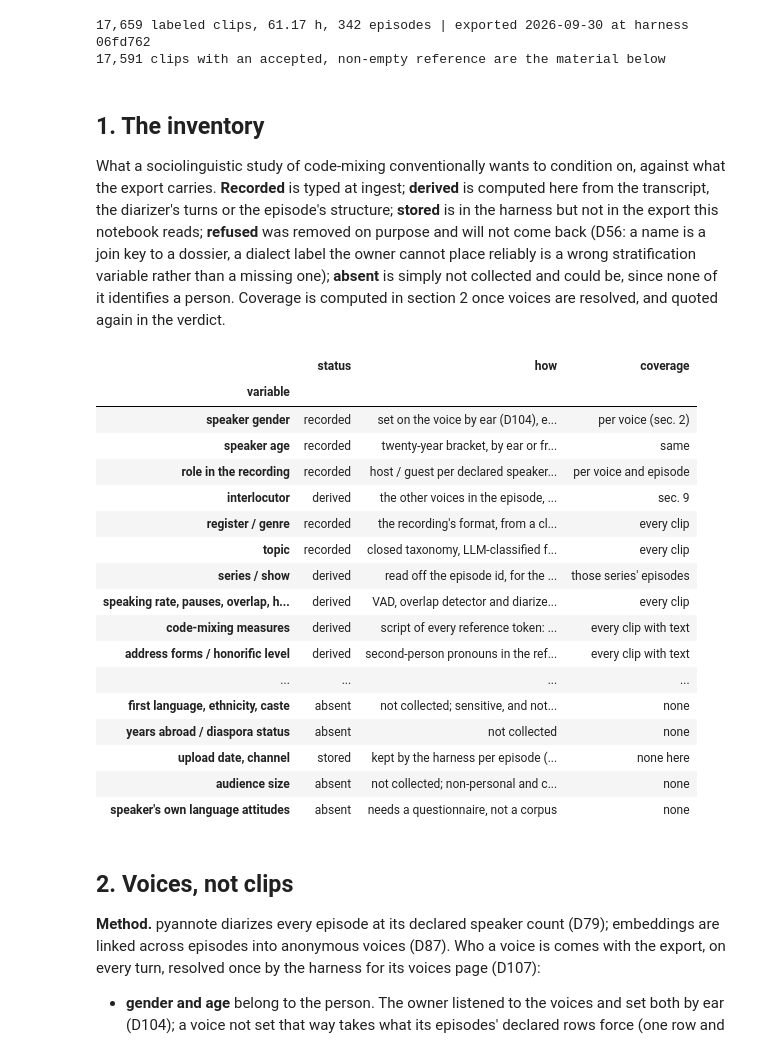
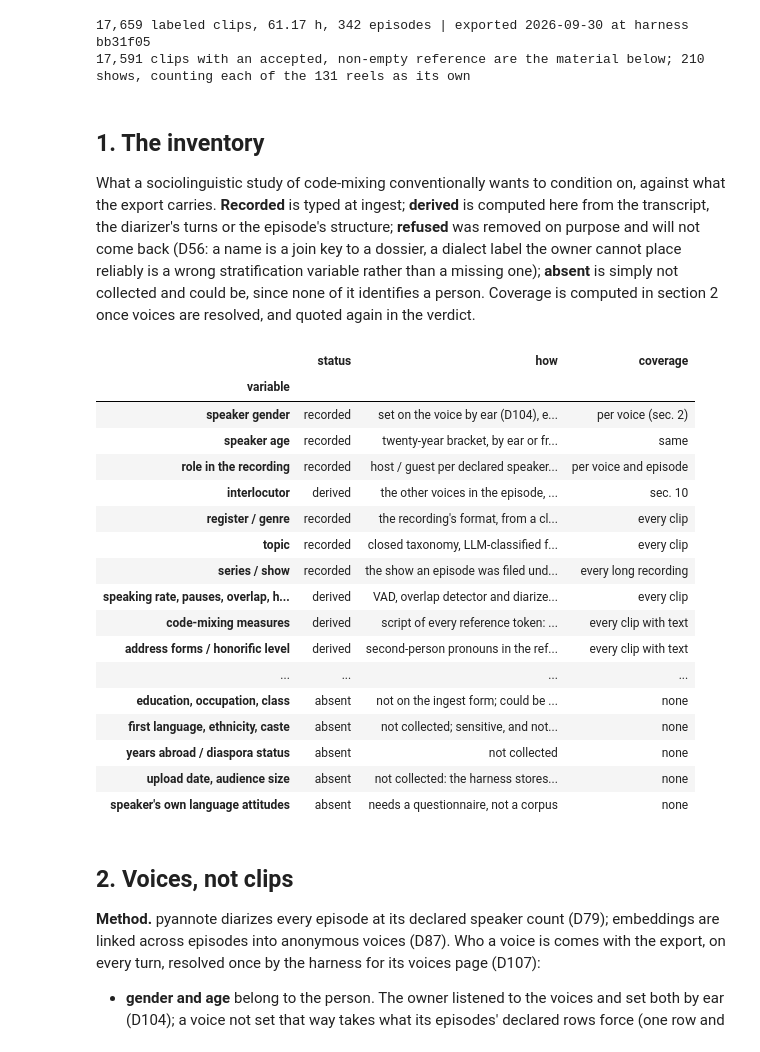
Before and after one commit to Sagyam/labeling-harness, a Jupyter notebook: notebooks/02_Sociolinguistics.ipynb, the cells around one changed output. Saved outputs shown, nothing was run; the diff lists cells and outputs as text; code cells hidden in the pictures.

```diff
--- a/notebooks/02_Sociolinguistics.ipynb
+++ b/notebooks/02_Sociolinguistics.ipynb
@@ -41,6 +43,7 @@ from pathlib import Path
 import matplotlib.pyplot as plt
 import numpy as np
 import pandas as pd
+import statsmodels.formula.api as smf
 from scipy import stats
 
 warnings.filterwarnings("ignore", category=FutureWarning)
@@ -97,7 +100,9 @@ pd.set_option("display.max_rows", 140)
 pd.set_option("display.float_format", lambda v: f"{v:,.2f}")
 
 manifest = json.loads((ANALYTICS.parent / "manifest.json").read_text())
-rows, EP_META, talk, WHO, ROLE = [], {}, {}, {}, {}
+SCRIBE = "elevenlabs-scribe-v2"  # the recogniser that reports its own word timings, for section 6
+REELS = "shorts_reels"           # the bucket the short-form uploads were filed under: not a show
+rows, EP_META, talk, WHO, ROLE, LABEL_WORDS, SCRIBE_WORDS = [], {}, {}, {}, {}, {}, {}
 with ANALYTICS.open(encoding="utf-8") as fh:
     for line in fh:
         r = json.loads(line)
@@ -120,6 +125,9 @@ with ANALYTICS.open(encoding="utf-8") as fh:
             "tier": r["verification_tier"], "disposition": r["disposition"],
             "duration": r["duration_seconds"], "speech_s": sum(b - a for a, b in vad),
             "genre": meta.get("genre") or "unclassified", "topic": meta.get("topic") or "unclassified",
+            # The show as filed at ingest (D108). A reel is its own recording, not an episode of
+            # a show called shorts_reels, so it groups by its own id.
+            "show": r["show_id"] if r["show_id"] and r["show_id"] != REELS else r["episode_id"],
             "declared": len(meta.get("speakers") or {}),
             "overlap_s": sum(b - a for a, b in r["overlap_spans"]),
             "turn_changes": max(0, len(r["speaker_turns"] or []) - 1),
@@ -128,6 +136,8 @@ with ANALYTICS.open(encoding="utf-8") as fh:
             "text": r["text"] or "",
         })
         EP_META.setdefault(r["episode_id"], meta)
+        LABEL_WORDS[r["segment_id"]] = r["label_words"]
+        SCRIBE_WORDS[r["segment_id"]] = next((h["words"] for h in r["hypotheses"] if h["system_id"] == SCRIBE), None)
 
 seg = pd.DataFrame(rows).set_index("segment_id")
 usable = seg[seg.disposition.isin(["accepted_unchanged", "edited"]) & (seg.text.str.len() > 0)].copy()
@@ -139,17 +149,17 @@ GENRE_COLOR = dict.fromkeys(GENRES, SLOTS[0])
 AGES = [a for a in AGE_ORDER if a in {age for _, age in WHO.values()}]
 print(f"{len(seg):,} labeled clips, {seg.duration.sum() / 3600:.2f} h, {seg.episode.nunique()} episodes | exported "
       f"{manifest['exported_at'][:10]} at harness {manifest['git_commit'][:7]}")
-print(f"{len(usable):,} clips with an accepted, non-empty reference are the material below")
+print(f"{len(usable):,} clips with an accepted, non-empty reference are the material below; "
+      f"{usable.show.nunique()} shows, counting each of the {(seg.groupby('episode').show.first() == seg.groupby('episode').show.first().index).sum()} reels as its own")
 # %% [output]
-17,659 labeled clips, 61.17 h, 342 episodes | exported 2026-09-30 at harness 06fd762
-17,591 clips with an accepted, non-empty reference are the material below
+17,659 labeled clips, 61.17 h, 342 episodes | exported 2026-09-30 at harness bb31f05
+17,591 clips with an accepted, non-empty reference are the material below; 210 shows, counting each of the 131 reels as its own
 # %% [markdown]
 ## 1. The inventory
 
 What a sociolinguistic study of code-mixing conventionally wants to condition on, against what
 the export carries. **Recorded** is typed at ingest; **derived** is computed here from the
-transcript, the diarizer's turns or the episode's structure; **stored** is in the harness but
-not in the export this notebook reads; **refused** was removed on purpose
+transcript, the diarizer's turns or the episode's structure; **refused** was removed on purpose
 and will not come back (D56: a name is a join key to a dossier, a dialect label the owner cannot
 place reliably is a wrong stratification variable rather than a missing one); **absent** is
 simply not collected and could be, since none of it identifies a person. Coverage is computed
@@ -157,44 +167,44 @@ in section 2 once voices are resolved, and quoted again in the verdict.
 # %%
 INVENTORY = pd.DataFrame([
     ("speaker gender", "recorded", "set on the voice by ear (D104), else the episode's declared rows where they force it (D58, D91)", "per voice (sec. 2)"),
     ("speaker age", "recorded", "twenty-year bracket, by ear or from the declared rows, as gender", "same"),
     ("role in the recording", "recorded", "host / guest per declared speaker, where the rows force which voice it is (D91)", "per voice and episode"),
-    ("interlocutor", "derived", "the other voices in the episode, and their gender/age when resolved", "sec. 9"),
+    ("interlocutor", "derived", "the other voices in the episode, and their gender/age when resolved", "sec. 10"),
     ("register / genre", "recorded", "the recording's format, from a closed list (D102); chosen at ingest, editable afterwards", "every clip"),
     ("topic", "recorded", "closed taxonomy, LLM-classified from the transcript (D57)", "every clip"),
-    ("series / show", "derived", "read off the episode id, for the three podcast series it names", "those series' episodes"),
+    ("series / show", "recorded", "the show an episode was filed under at ingest (D108); the short-form uploads share one bucket, which is not a show", "every long recording"),
     ("speaking rate, pauses, overlap, hand-overs", "derived", "VAD, overlap detector and diarizer spans (D77, D78)", "every clip"),
     ("code-mixing measures", "derived", "script of every reference token: share, switch points, run lengths, integrated stems", "every clip with text"),
     ("address forms / honorific level", "derived", "second-person pronouns in the reference", "every clip with text"),
     ("discourse markers", "derived", "closed lists, Nepali and English", "every clip with text"),
+    ("pauses and word durations", "derived", "the label's words with their spans, from the forced aligner (D108)", "every clip with text"),
     ("dialect / region / origin", "refused", "D56: the owner cannot label Nepali dialect reliably; a guessed grouping variable biases everything computed over it", "none"),
     ("name / identity", "refused", "D56", "none"),
     ("education, occupation, class", "absent", "not on the ingest form; could be added as coarse public-profile facts", "none"),
     ("first language, ethnicity, caste", "absent", "not collected; sensitive, and not observable from an episode", "none"),
     ("years abroad / diaspora status", "absent", "not collected", "none"),
-    ("upload date, channel", "stored", "kept by the harness per episode (published_at, show_id) but not written to the export", "none here"),
-    ("audience size", "absent", "not collected; non-personal and cheap to add at ingest", "none"),
+    ("upload date, audience size", "absent", "not collected: the harness stores the day of ingest, and the YouTube probe reads the upload date and drops it", "none"),
     ("speaker's own language attitudes", "absent", "needs a questionnaire, not a corpus", "none"),
 ], columns=["variable", "status", "how", "coverage"]).set_index("variable")
 display(INVENTORY)
 # %% [output]
 |  | status | how | coverage |
 | variable |  |  |  |
 | speaker gender | recorded | set on the voice by ear (D104), e... | per voice (sec. 2) |
 | speaker age | recorded | twenty-year bracket, by ear or fr... | same |
 | role in the recording | recorded | host / guest per declared speaker... | per voice and episode |
-| interlocutor | derived | the other voices in the episode, ... | sec. 9 |
+| interlocutor | derived | the other voices in the episode, ... | sec. 10 |
 | register / genre | recorded | the recording's format, from a cl... | every clip |
 | topic | recorded | closed taxonomy, LLM-classified f... | every clip |
-| series / show | derived | read off the episode id, for the ... | those series' episodes |
+| series / show | recorded | the show an episode was filed und... | every long recording |
 | speaking rate, pauses, overlap, h... | derived | VAD, overlap detector and diarize... | every clip |
 | code-mixing measures | derived | script of every reference token: ... | every clip with text |
 | address forms / honorific level | derived | second-person pronouns in the ref... | every clip with text |
 | ... | ... | ... | ... |
+| education, occupation, class | absent | not on the ingest form; could be ... | none |
 | first language, ethnicity, caste | absent | not collected; sensitive, and not... | none |
 | years abroad / diaspora status | absent | not collected | none |
-| upload date, channel | stored | kept by the harness per episode (... | none here |
-| audience size | absent | not collected; non-personal and c... | none |
+| upload date, audience size | absent | not collected: the harness stores... | none |
 | speaker's own language attitudes | absent | needs a questionnaire, not a corpus | none |
 # %% [markdown]
 ## 2. Voices, not clips
```
Also changed, not shown: parts of 24 cells of this notebook, 9 other files.
